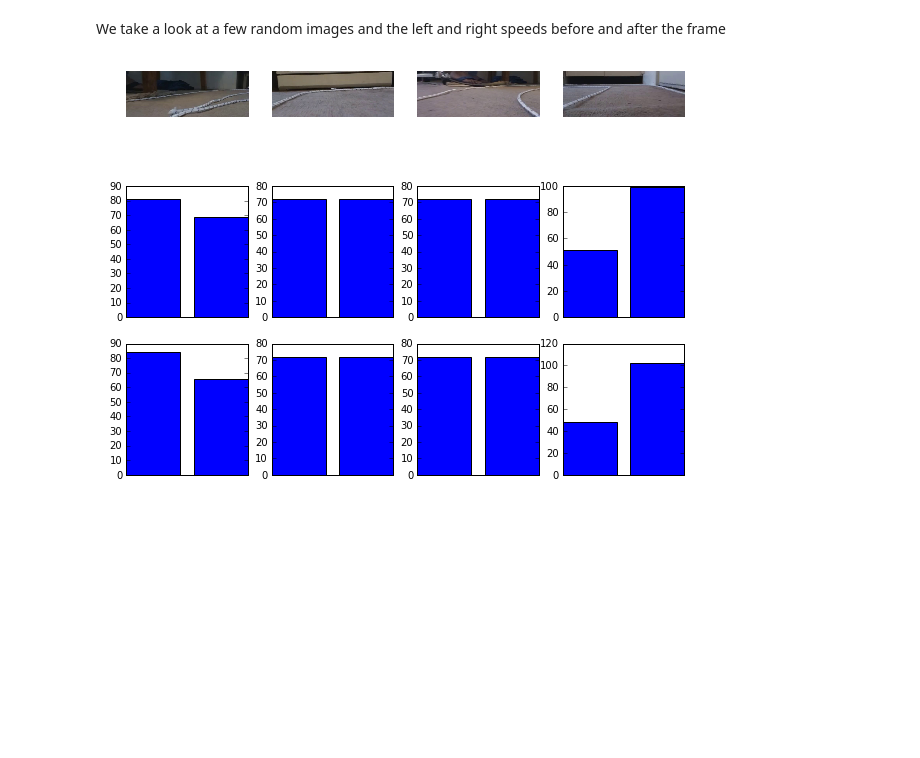
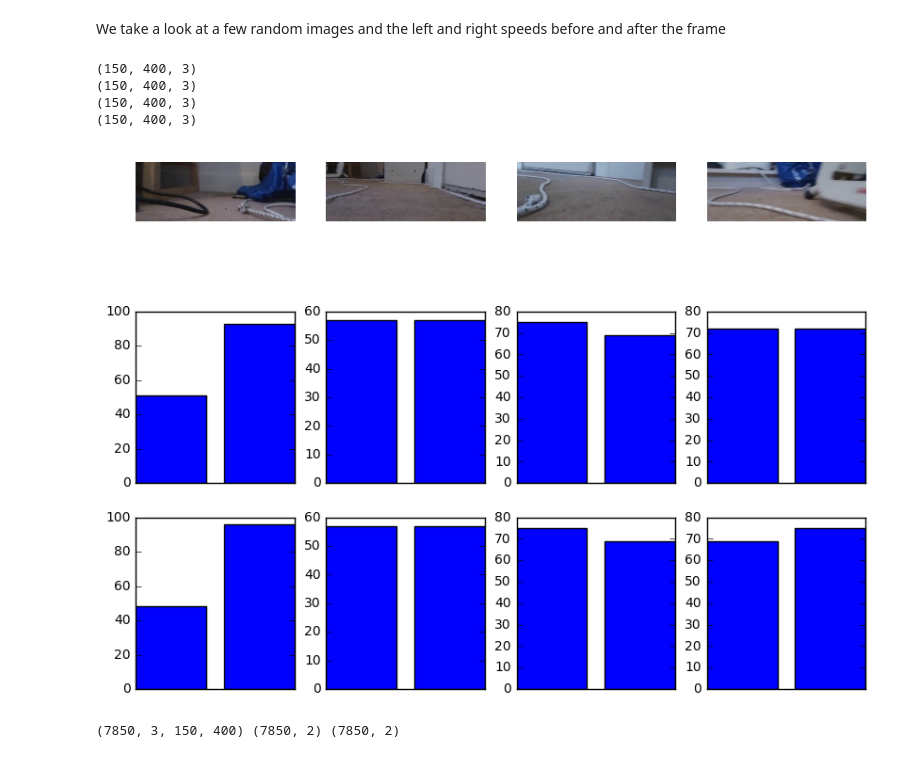
Before and after one commit to jaipradeesh/aveta, a Jupyter notebook: nbs/Untitled.ipynb, the cells around one changed output. Drawn from its saved outputs; the diff is of its cells as text; code cells hidden in the pictures; blank space fills up the shorter version.

```diff
--- a/nbs/Untitled.ipynb
+++ b/nbs/Untitled.ipynb
@@ -7,3 +5,6 @@ aveta_data_path = "/home/ys/aveta-data"
+# %%
+aveta_data_path = "/home/ubuntu/aveta-data-master/generated/"
+#aveta_data_path = os.path.expanduser("~/aveta-data-sample")
 # %%
 import numpy as np
 from matplotlib import pyplot as plt
@@ -27,24 +28,29 @@ We take a look at a few random images and the left and right speeds before and a
 # %%
 n_imgs = 4
 imfiles = [np.random.choice(speeds.keys()) for _ in range(n_imgs)]
 fig = plt.figure(figsize=(10, 8))
 for i, imfile in enumerate(imfiles):
     impath, lt_speed, rt_speed, lt_speed_aft, rt_speed_aft = speeds[imfile]
-    img = imread(impath, mode="RGB")
+    img = imresize(imread(impath, mode="RGB"), (150, 400))
+    print(img.shape)
     ax = fig.add_subplot(3, n_imgs, i+1)
     ax.set_axis_off()
     ax.imshow(img)
 
     ax = fig.add_subplot(3, n_imgs, i+1+n_imgs)
     ax.bar([0, 1], [lt_speed, rt_speed])
     ax.axes.xaxis.set_ticklabels([])
     ax.axes.xaxis.set_ticks([])
 
     ax = fig.add_subplot(3, n_imgs, i+1+2*n_imgs)
     ax.bar([0, 1], [lt_speed_aft, rt_speed_aft])
     ax.axes.xaxis.set_ticklabels([])
     ax.axes.xaxis.set_ticks([])
 
 fig.show()
 # %% [output]
+(150, 400, 3)
+(150, 400, 3)
+(150, 400, 3)
+(150, 400, 3)
-[figure, old version]
+[figure, new version]
@@ -50,0 +71,4 @@ fig.show()
+# %%
+print imgs.shape, b_speeds.shape, y.shape
+# %% [output]
+(7850, 3, 150, 400) (7850, 2) (7850, 2)
```
Also changed, not shown: parts of 10 cells of this notebook.
